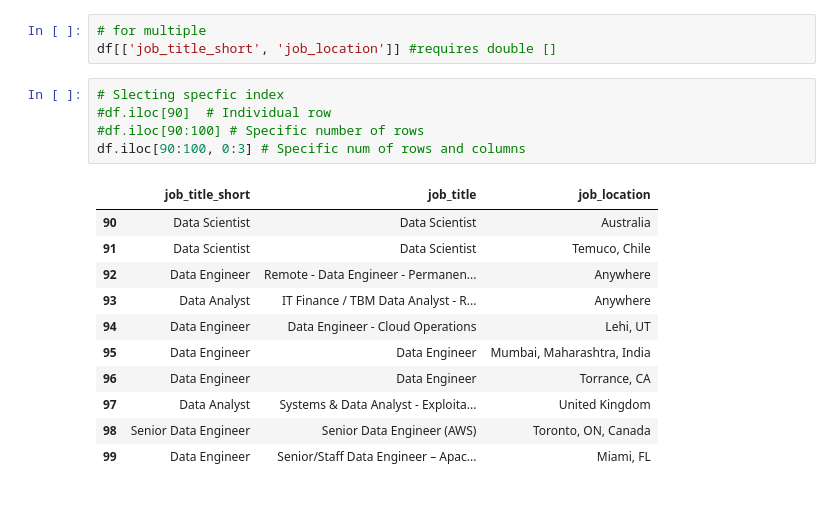
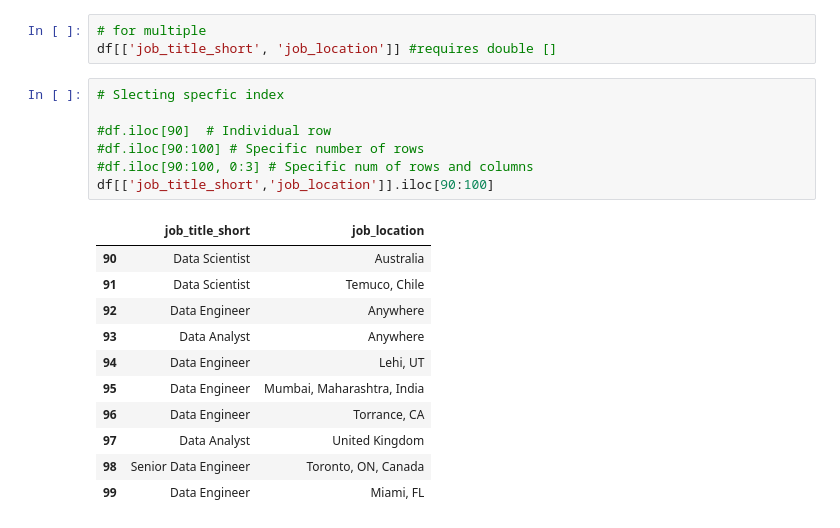
Before and after one commit to okiromosh/Learning-Python-Data, a Jupyter notebook: Python_Pandas.ipynb, the cells around one changed output. Drawn from its saved outputs; the diff is of its cells as text.

```diff
--- a/Python_Pandas.ipynb
+++ b/Python_Pandas.ipynb
@@ -124,18 +88,20 @@ df['job_title_short'].head()
 df[['job_title_short', 'job_location']] #requires double []
 # %%
 # Slecting specfic index
+
 #df.iloc[90]  # Individual row
 #df.iloc[90:100] # Specific number of rows
-df.iloc[90:100, 0:3] # Specific num of rows and columns
+#df.iloc[90:100, 0:3] # Specific num of rows and columns
+df[['job_title_short','job_location']].iloc[90:100]
 # %% [output]
-|  | job_title_short | job_title | job_location |
-| 90 | Data Scientist | Data Scientist | Australia |
-| 91 | Data Scientist | Data Scientist | Temuco, Chile |
-| 92 | Data Engineer | Remote - Data Engineer - Permanen... | Anywhere |
-| 93 | Data Analyst | IT Finance / TBM Data Analyst - R... | Anywhere |
-| 94 | Data Engineer | Data Engineer - Cloud Operations | Lehi, UT |
-| 95 | Data Engineer | Data Engineer | Mumbai, Maharashtra, India |
-| 96 | Data Engineer | Data Engineer | Torrance, CA |
-| 97 | Data Analyst | Systems & Data Analyst - Exploita... | United Kingdom |
-| 98 | Senior Data Engineer | Senior Data Engineer (AWS) | Toronto, ON, Canada |
-| 99 | Data Engineer | Senior/Staff Data Engineer – Apac... | Miami, FL |
+|  | job_title_short | job_location |
+| 90 | Data Scientist | Australia |
+| 91 | Data Scientist | Temuco, Chile |
+| 92 | Data Engineer | Anywhere |
+| 93 | Data Analyst | Anywhere |
+| 94 | Data Engineer | Lehi, UT |
+| 95 | Data Engineer | Mumbai, Maharashtra, India |
+| 96 | Data Engineer | Torrance, CA |
+| 97 | Data Analyst | United Kingdom |
+| 98 | Senior Data Engineer | Toronto, ON, Canada |
+| 99 | Data Engineer | Miami, FL |
```
Also changed, not shown: parts of 9 cells of this notebook.
